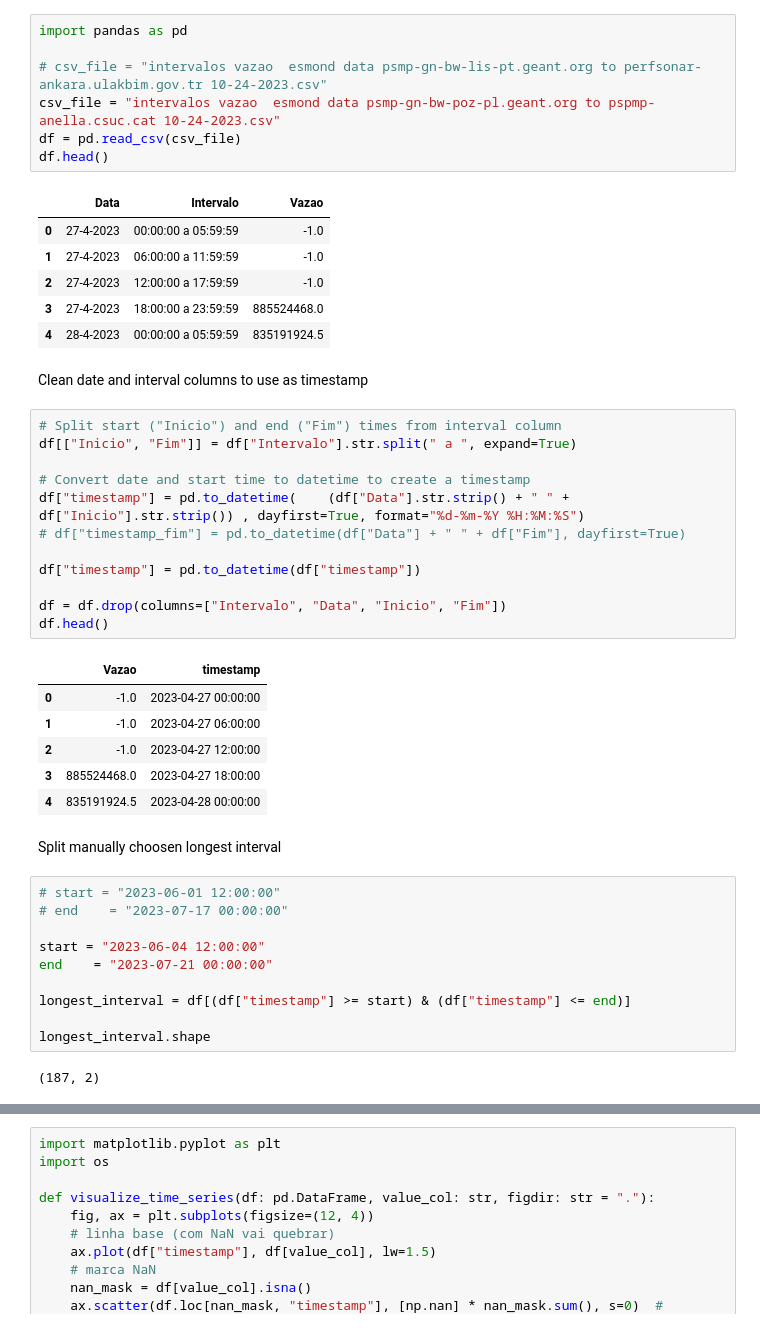
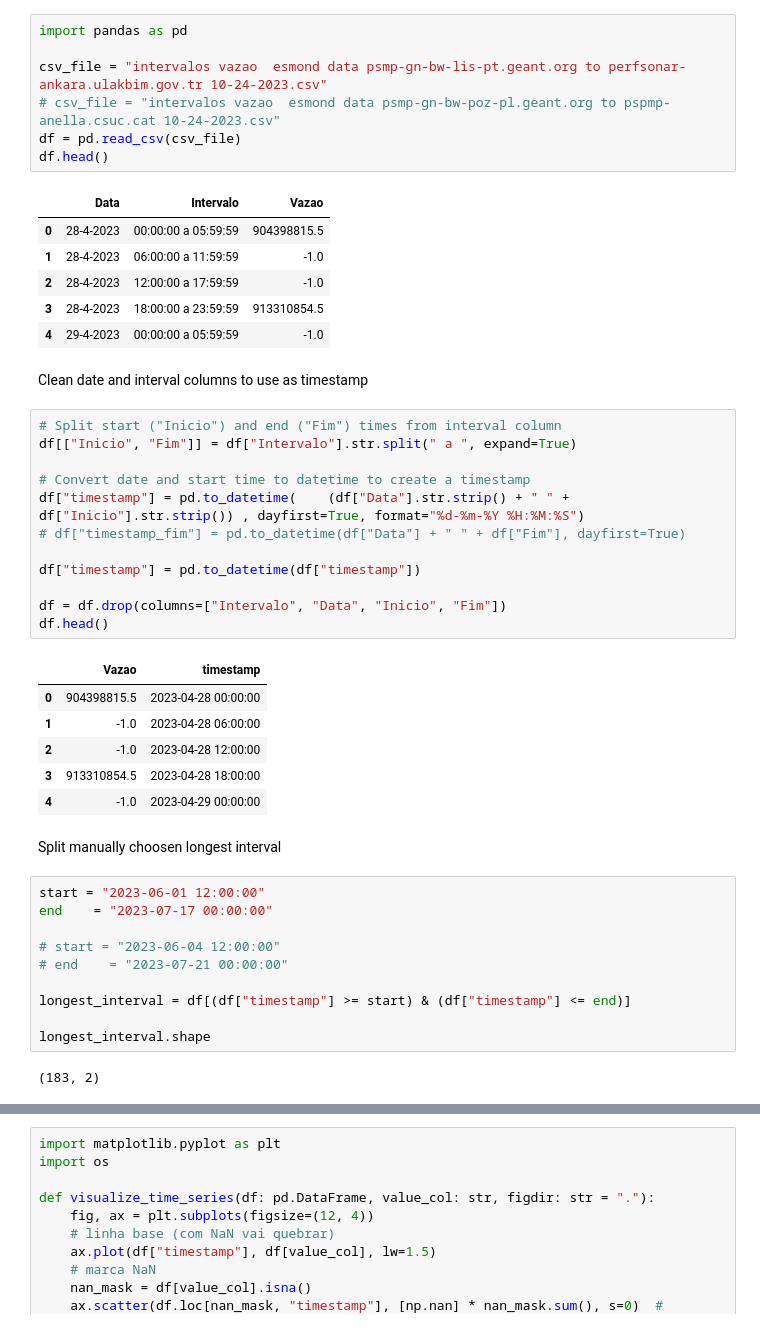
Before and after one commit to clara-mesquita/enhanced-svd, a Jupyter notebook: imputation_experiments.ipynb, the cells around one changed output, grey strips where cells are left out. Saved outputs shown, nothing was run; the diff lists cells and outputs as text.

```diff
--- a/imputation_experiments.ipynb
+++ b/imputation_experiments.ipynb
@@ -1,17 +1,17 @@
 # %%
 import pandas as pd
 
-# csv_file = "intervalos vazao  esmond data psmp-gn-bw-lis-pt.geant.org to perfsonar-ankara.ulakbim.gov.tr 10-24-2023.csv"
-csv_file = "intervalos vazao  esmond data psmp-gn-bw-poz-pl.geant.org to pspmp-anella.csuc.cat 10-24-2023.csv"
+csv_file = "intervalos vazao  esmond data psmp-gn-bw-lis-pt.geant.org to perfsonar-ankara.ulakbim.gov.tr 10-24-2023.csv"
+# csv_file = "intervalos vazao  esmond data psmp-gn-bw-poz-pl.geant.org to pspmp-anella.csuc.cat 10-24-2023.csv"
 df = pd.read_csv(csv_file)
 df.head()
 # %% [output]
 |  | Data | Intervalo | Vazao |
-| 0 | 27-4-2023 | 00:00:00 a 05:59:59 | -1.0 |
-| 1 | 27-4-2023 | 06:00:00 a 11:59:59 | -1.0 |
-| 2 | 27-4-2023 | 12:00:00 a 17:59:59 | -1.0 |
-| 3 | 27-4-2023 | 18:00:00 a 23:59:59 | 885524468.0 |
-| 4 | 28-4-2023 | 00:00:00 a 05:59:59 | 835191924.5 |
+| 0 | 28-4-2023 | 00:00:00 a 05:59:59 | 904398815.5 |
+| 1 | 28-4-2023 | 06:00:00 a 11:59:59 | -1.0 |
+| 2 | 28-4-2023 | 12:00:00 a 17:59:59 | -1.0 |
+| 3 | 28-4-2023 | 18:00:00 a 23:59:59 | 913310854.5 |
+| 4 | 29-4-2023 | 00:00:00 a 05:59:59 | -1.0 |
 # %% [markdown]
 Clean date and interval columns to use as timestamp
 # %%
@@ -28,25 +28,25 @@ df = df.drop(columns=["Intervalo", "Data", "Inicio", "Fim"])
 df.head()
 # %% [output]
 |  | Vazao | timestamp |
-| 0 | -1.0 | 2023-04-27 00:00:00 |
-| 1 | -1.0 | 2023-04-27 06:00:00 |
-| 2 | -1.0 | 2023-04-27 12:00:00 |
-| 3 | 885524468.0 | 2023-04-27 18:00:00 |
-| 4 | 835191924.5 | 2023-04-28 00:00:00 |
+| 0 | 904398815.5 | 2023-04-28 00:00:00 |
+| 1 | -1.0 | 2023-04-28 06:00:00 |
+| 2 | -1.0 | 2023-04-28 12:00:00 |
+| 3 | 913310854.5 | 2023-04-28 18:00:00 |
+| 4 | -1.0 | 2023-04-29 00:00:00 |
 # %% [markdown]
 Split manually choosen longest interval
 # %%
-# start = "2023-06-01 12:00:00"
-# end    = "2023-07-17 00:00:00"
+start = "2023-06-01 12:00:00"
+end    = "2023-07-17 00:00:00"
 
-start = "2023-06-04 12:00:00"
-end    = "2023-07-21 00:00:00"
+# start = "2023-06-04 12:00:00"
+# end    = "2023-07-21 00:00:00"
 
 longest_interval = df[(df["timestamp"] >= start) & (df["timestamp"] <= end)]
 
 longest_interval.shape
 # %% [output]
-(187, 2)
+(183, 2)
 # %%
 import numpy as np
 
```
Also changed, not shown: parts of 12 cells of this notebook, 15 other files.
